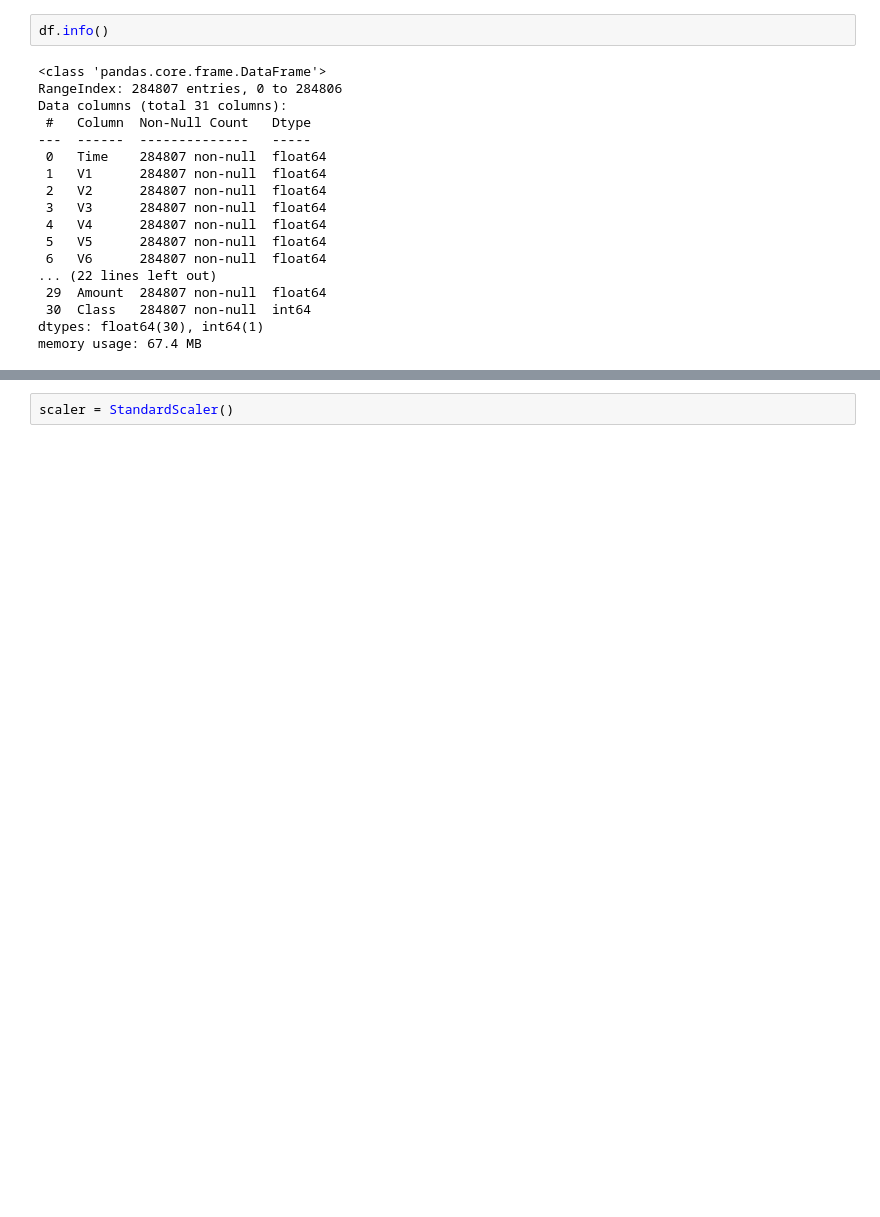
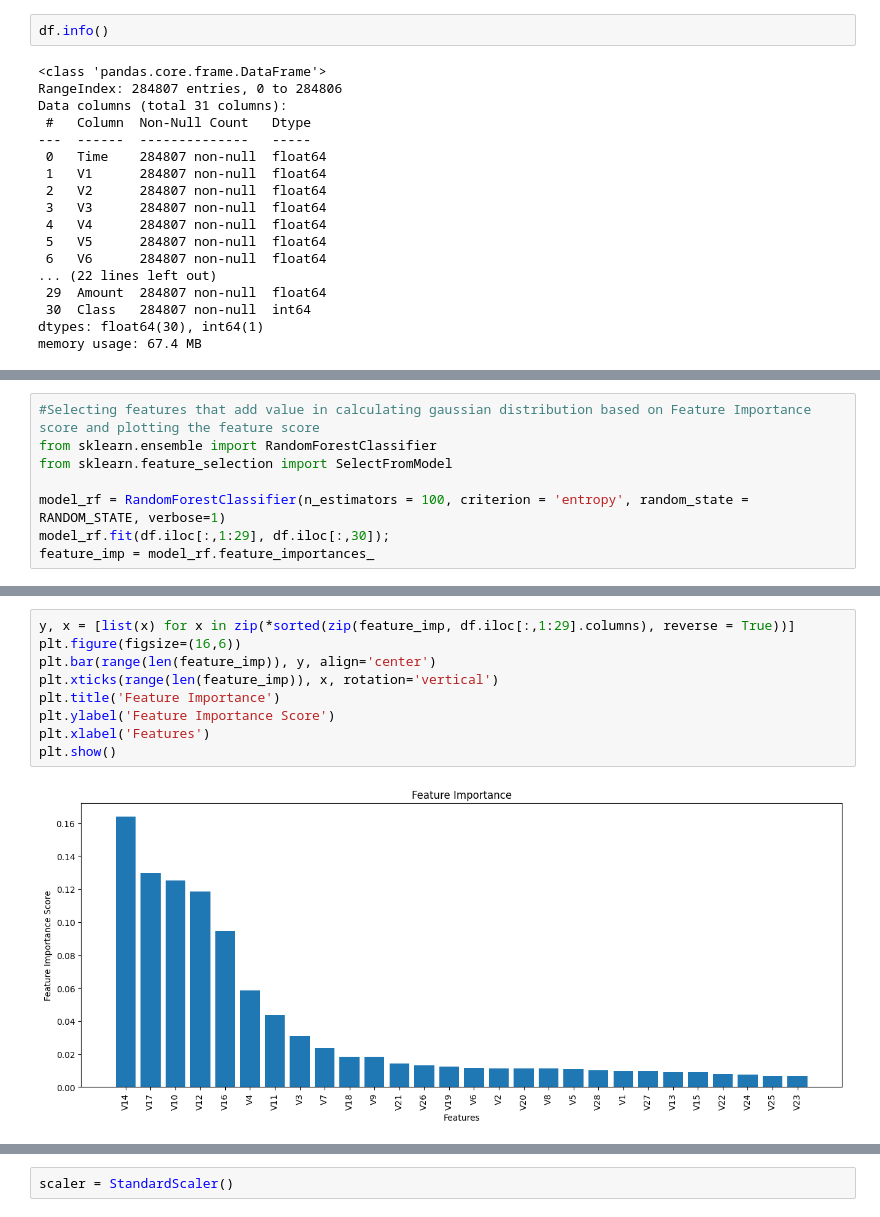
Before and after one commit to mosahle7/ML, a Jupyter notebook: Credit Card Fraud Detection.ipynb, the cells around one changed output, grey strips where cells are left out. Drawn from its saved outputs; the diff is of its cells as text; blank space fills up the shorter version.

```diff
--- a/Credit Card Fraud Detection.ipynb
+++ b/Credit Card Fraud Detection.ipynb
@@ -73,0 +99,8 @@ memory usage: 67.4 MB
+# %%
+#Selecting features that add value in calculating gaussian distribution based on Feature Importance score and plotting the feature score
+from sklearn.ensemble import RandomForestClassifier
+from sklearn.feature_selection import SelectFromModel
+
+model_rf = RandomForestClassifier(n_estimators = 100, criterion = 'entropy', random_state = RANDOM_STATE, verbose=1)
+model_rf.fit(df.iloc[:,1:29], df.iloc[:,30]);
+feature_imp = model_rf.feature_importances_
@@ -73,0 +118,11 @@ memory usage: 67.4 MB
+# %%
+y, x = [list(x) for x in zip(*sorted(zip(feature_imp, df.iloc[:,1:29].columns), reverse = True))]
+plt.figure(figsize=(16,6))
+plt.bar(range(len(feature_imp)), y, align='center')
+plt.xticks(range(len(feature_imp)), x, rotation='vertical')
+plt.title('Feature Importance')
+plt.ylabel('Feature Importance Score')
+plt.xlabel('Features')
+plt.show()
+# %% [output]
+[figure, added]
```
Also changed, not shown: parts of 32 cells of this notebook.
